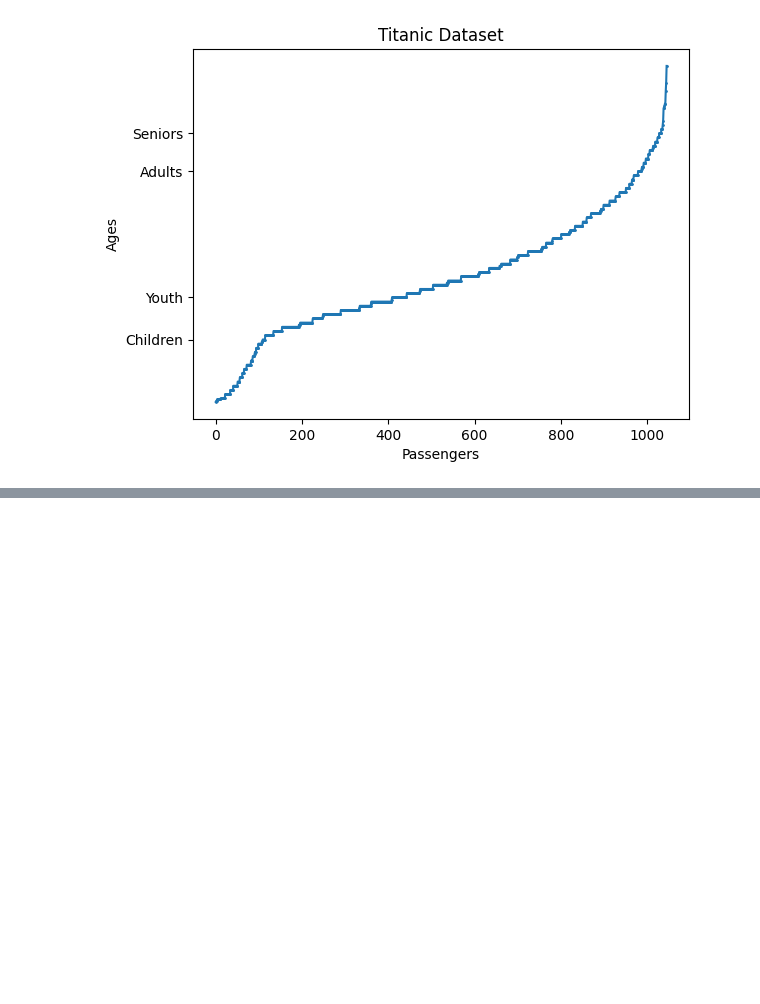
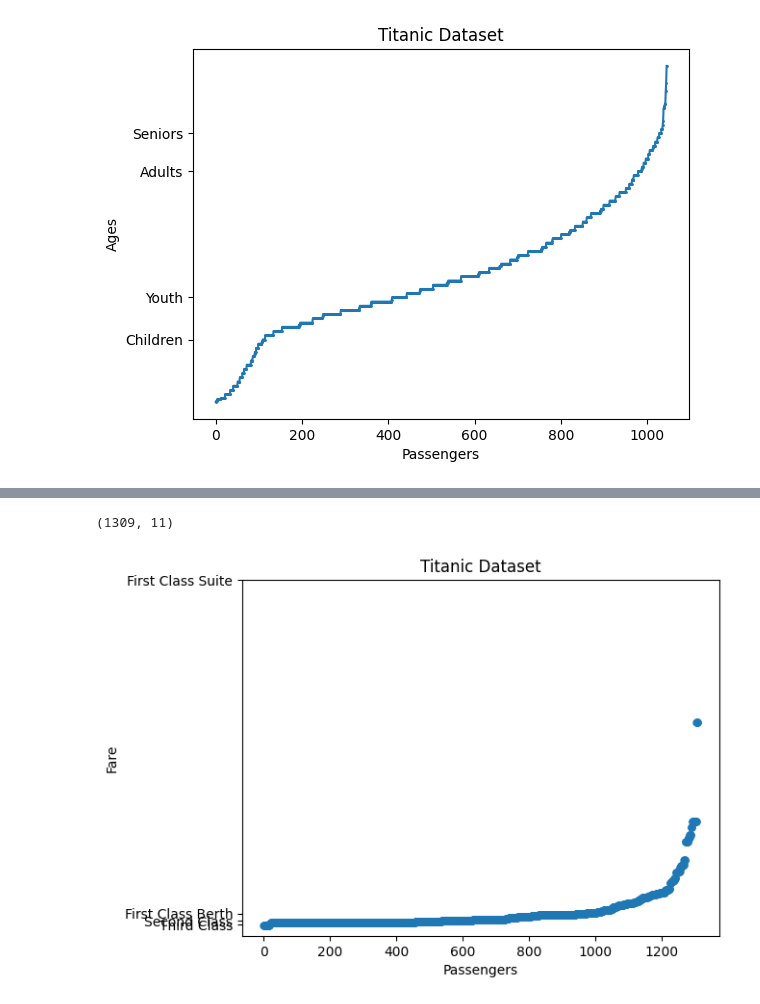
Before and after one commit to idowujames/OOP-Matplotlib, a Jupyter notebook: OOP_Matplotlib.ipynb, the cells around one changed output, grey strips where cells are left out. Saved outputs shown, nothing was run; the diff lists cells and outputs as text; code cells hidden in the pictures; blank space fills up the shorter version.

Commit message:
Ex - Plotting Fares Column

```diff
--- a/OOP_Matplotlib.ipynb
+++ b/OOP_Matplotlib.ipynb
@@ -99,0 +111,20 @@ ax.set_title('Titanic Dataset');
+# %%
+df.shape
+# %% [output]
+(1309, 11)
+# %%
+# Creating the figure and axes
+fig, ax = plt.subplots()
+
+# Plotting the fare column
+ax.plot(np.sort(df['fare']), marker='o', markersize=5, linestyle="")
+
+# Setting Axis labels and title
+ax.set_xlabel('Passengers')
+ax.set_ylabel('Fare')
+ax.set_yticks([3,12,30,870])
+ax.set_yticklabels(['Third Class','Second Class','First Class Berth','First Class Suite'])
+
+ax.set_title('Titanic Dataset');
+# %% [output]
+[figure, added]
```
Also changed, not shown: parts of 1 cell of this notebook.
